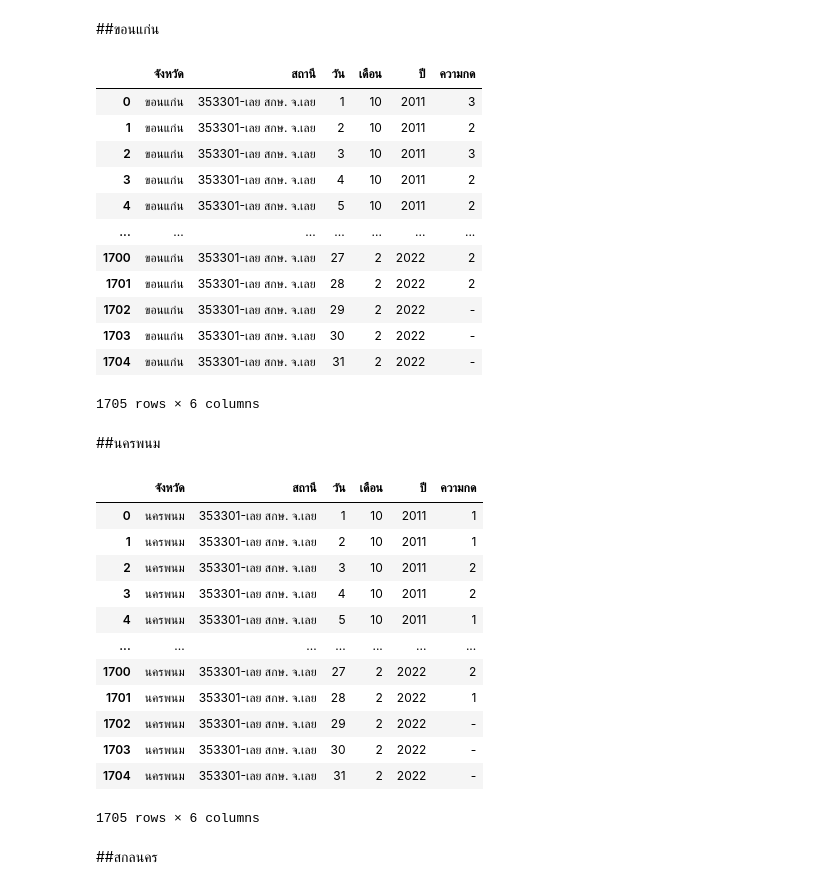
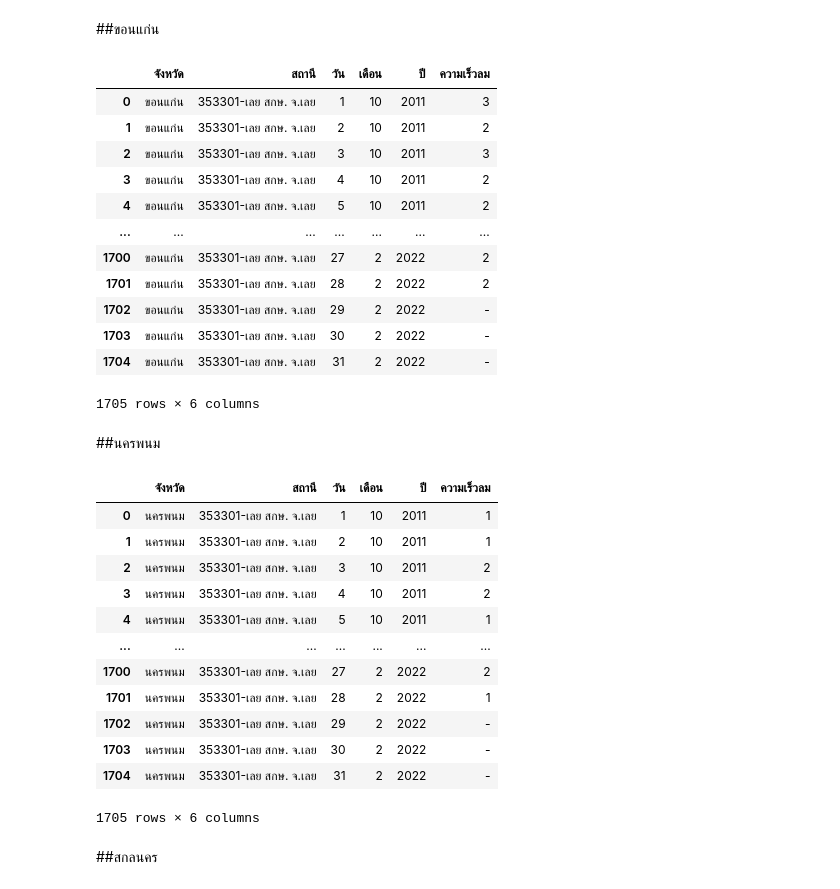
Before and after one commit to 1234567890qqqqqq/bsc_dpdm22, a Jupyter notebook: Quiz_Group_7_of_Midterm.ipynb, the cells around one changed output. Drawn from its saved outputs; the diff is of its cells as text; code cells hidden in the pictures.

```diff
--- a/Quiz_Group_7_of_Midterm.ipynb
+++ b/Quiz_Group_7_of_Midterm.ipynb
@@ -939,14 +962,14 @@ c5 = df355.drop('เฉลี่ย', axis=1)
 # %%
 c1['จังหวัด'] = "ขอนแก่น"
 c1.set_index(['จังหวัด','สถานี','เดือน/ปี'],inplace=True)
 c11 = c1.stack().reset_index()
-c11.rename(columns = {'level_3':'วัน',0:'ความกด'}, inplace = True)
+c11.rename(columns = {'level_3':'วัน',0:'ความเร็วลม'}, inplace = True)
 c11['เดือน'] = c11['เดือน/ปี'].dt.month
 c11['ปี'] = c11['เดือน/ปี'].dt.year
-c11_1 = c11[['จังหวัด','สถานี','วัน','เดือน','ปี','ความกด']]
+c11_1 = c11[['จังหวัด','สถานี','วัน','เดือน','ปี','ความเร็วลม']]
 c11_1
 # %% [output]
-|  | จังหวัด | สถานี | วัน | เดือน | ปี | ความกด |
+|  | จังหวัด | สถานี | วัน | เดือน | ปี | ความเร็วลม |
 | 0 | ขอนแก่น | 353301-เลย สกษ. จ.เลย | 1 | 10 | 2011 | 3 |
 | 1 | ขอนแก่น | 353301-เลย สกษ. จ.เลย | 2 | 10 | 2011 | 2 |
 | 2 | ขอนแก่น | 353301-เลย สกษ. จ.เลย | 3 | 10 | 2011 | 3 |
@@ -965,13 +988,13 @@ c11_1
 c2['จังหวัด'] = "นครพนม"
 c2.set_index(['จังหวัด','สถานี','เดือน/ปี'],inplace=True)
 c22 = c2.stack().reset_index()
-c22.rename(columns = {'level_3':'วัน',0:'ความกด'}, inplace = True)
+c22.rename(columns = {'level_3':'วัน',0:'ความเร็วลม'}, inplace = True)
 c22['เดือน'] = c22['เดือน/ปี'].dt.month
 c22['ปี'] = c22['เดือน/ปี'].dt.year
-c22_1 = c22[['จังหวัด','สถานี','วัน','เดือน','ปี','ความกด']]
+c22_1 = c22[['จังหวัด','สถานี','วัน','เดือน','ปี','ความเร็วลม']]
 c22_1
 # %% [output]
-|  | จังหวัด | สถานี | วัน | เดือน | ปี | ความกด |
+|  | จังหวัด | สถานี | วัน | เดือน | ปี | ความเร็วลม |
 | 0 | นครพนม | 353301-เลย สกษ. จ.เลย | 1 | 10 | 2011 | 1 |
 | 1 | นครพนม | 353301-เลย สกษ. จ.เลย | 2 | 10 | 2011 | 1 |
 | 2 | นครพนม | 353301-เลย สกษ. จ.เลย | 3 | 10 | 2011 | 2 |
```
Also changed, not shown: parts of 56 cells of this notebook.
